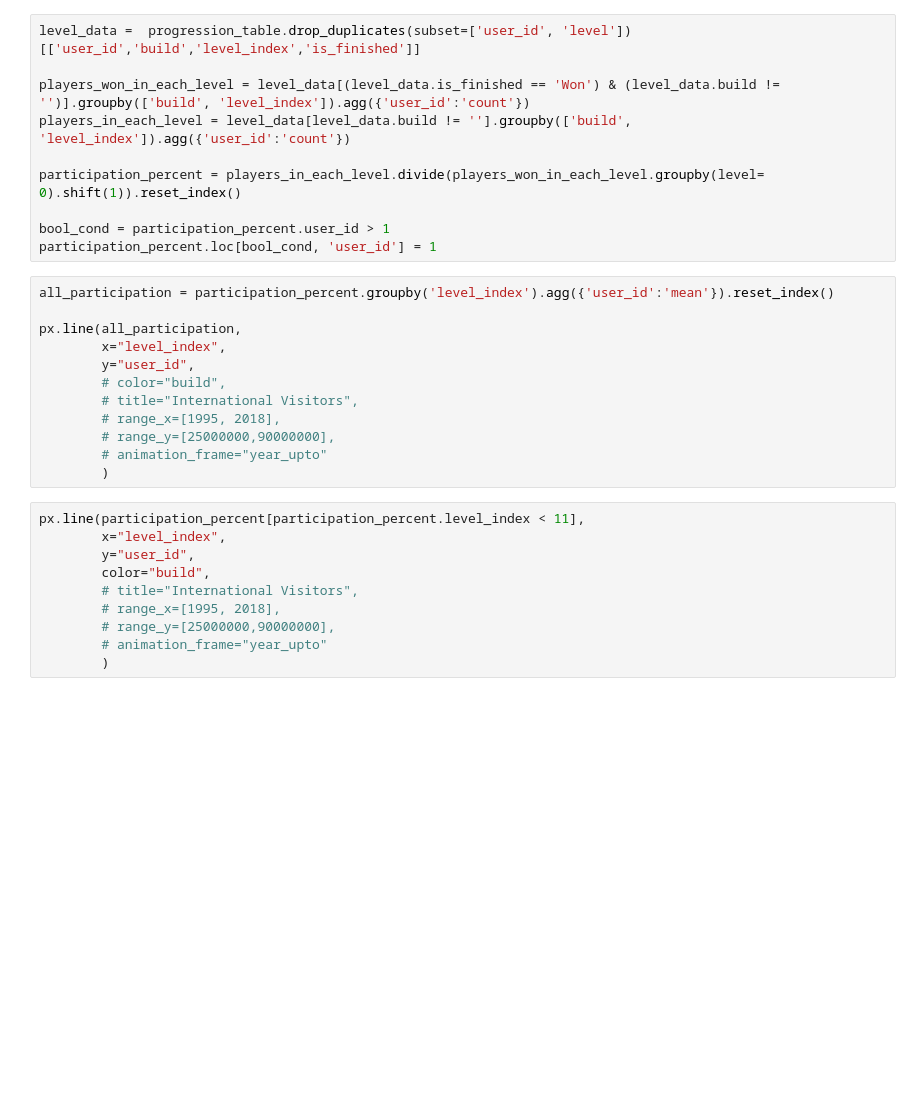
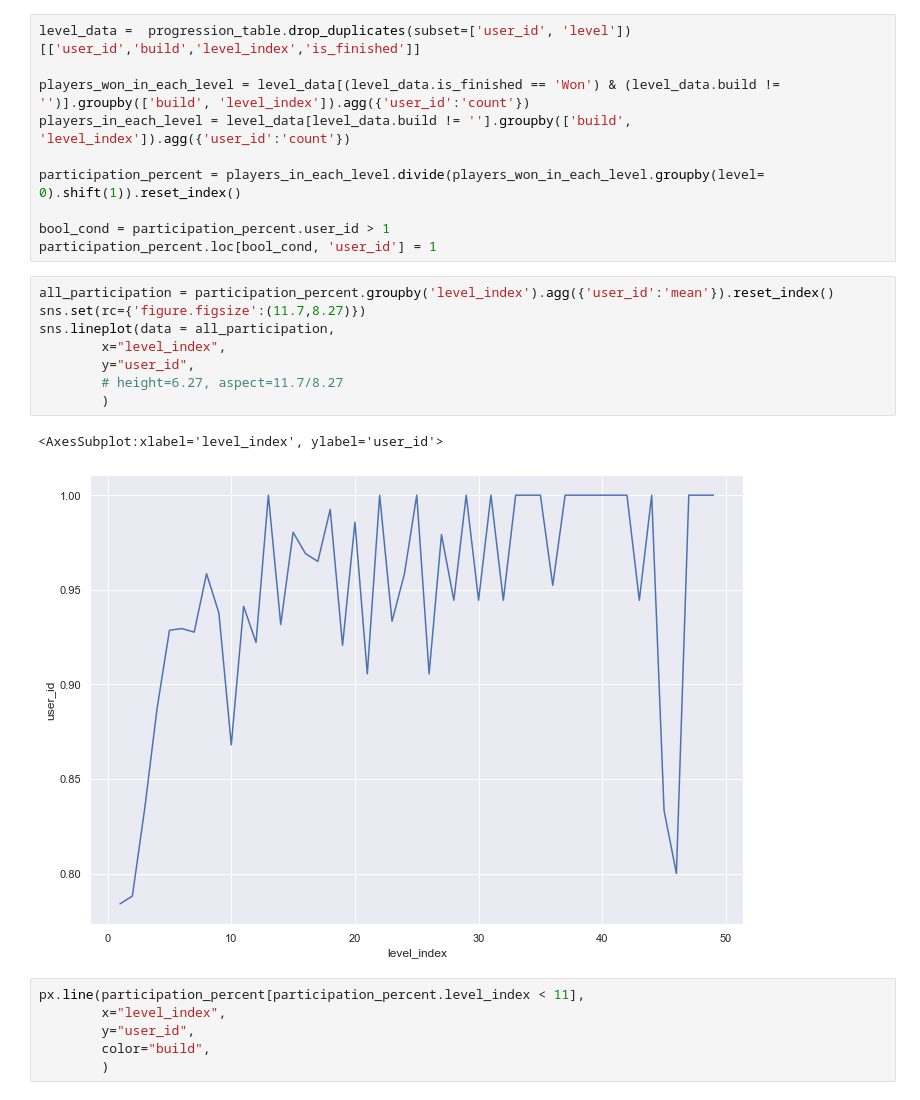
Before and after one commit to Sepsad/Matchers-analysis, a Jupyter notebook: Analytics.ipynb, the cells around one changed output. Cells and saved outputs as stored; diff of their text form; blank space fills up the shorter version.

Commit message:
participation percent in levels added 2

```diff
--- a/Analytics.ipynb
+++ b/Analytics.ipynb
@@ -46,25 +46,20 @@ participation_percent = players_in_each_level.divide(players_won_in_each_level.g
 
 bool_cond = participation_percent.user_id > 1
 participation_percent.loc[bool_cond, 'user_id'] = 1
-# %%
-all_participation = participation_percent.groupby('level_index').agg({'user_id':'mean'}).reset_index()
-
-px.line(all_participation,
-        x="level_index",
-        y="user_id",
-        # color="build",
-        # title="International Visitors",
-        # range_x=[1995, 2018],
-        # range_y=[25000000,90000000],
-        # animation_frame="year_upto"
-        )
+# %%
+all_participation = participation_percent.groupby('level_index').agg({'user_id':'mean'}).reset_index()
+sns.set(rc={'figure.figsize':(11.7,8.27)})
+sns.lineplot(data = all_participation,
+        x="level_index",
+        y="user_id",
+        # height=6.27, aspect=11.7/8.27
+        )
+# %% [output]
+<AxesSubplot:xlabel='level_index', ylabel='user_id'>
+[figure, added]
 # %%
 px.line(participation_percent[participation_percent.level_index < 11],
         x="level_index",
         y="user_id",
         color="build",
-        # title="International Visitors",
-        # range_x=[1995, 2018],
-        # range_y=[25000000,90000000],
-        # animation_frame="year_upto"
         )
```
